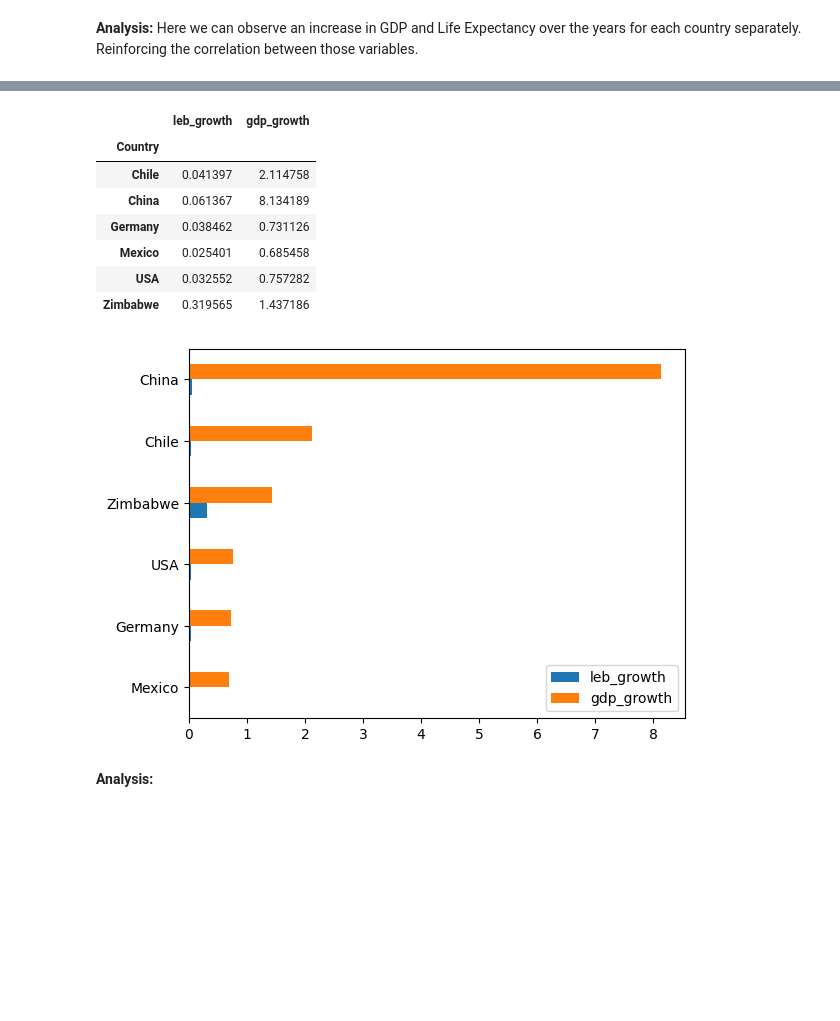
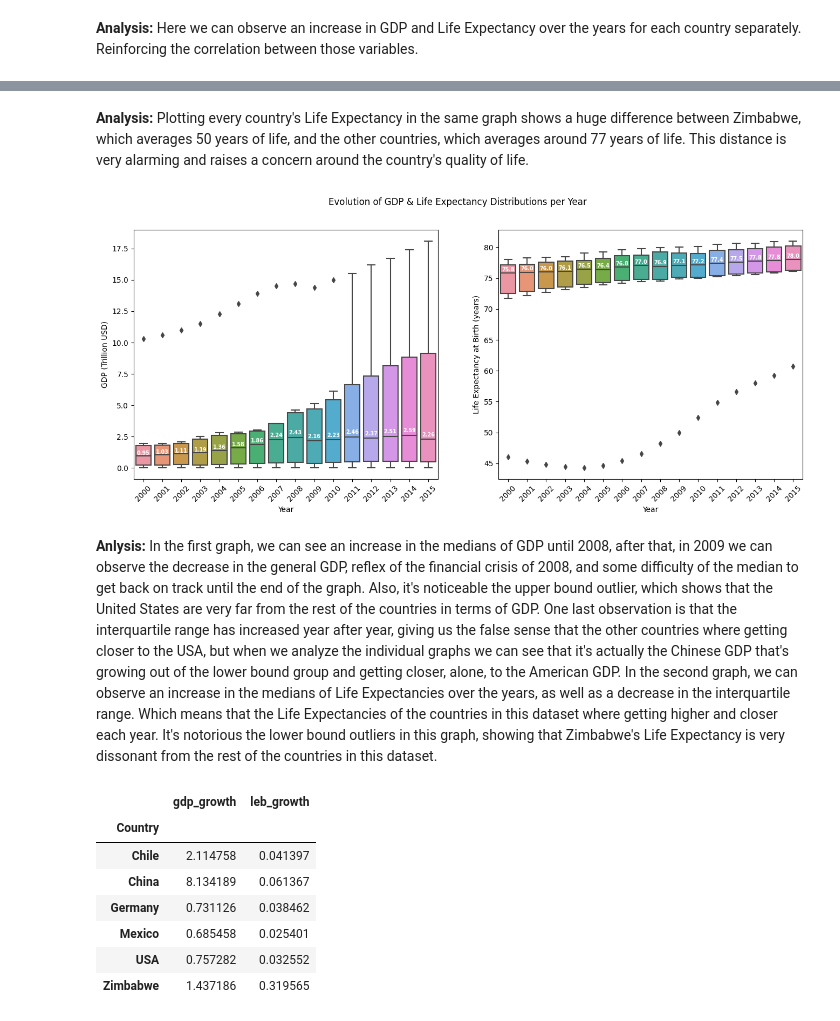
Before and after one commit to bcbmotta/Life-Expectancy-and-GDP, a Jupyter notebook: life_expectancy_gdp.ipynb, the cells around one changed output, grey strips where cells are left out. Drawn from its saved outputs; the diff is of its cells as text; code cells hidden in the pictures; blank space fills up the shorter version.

Commit message:
final version after revision

```diff
--- a/life_expectancy_gdp.ipynb
+++ b/life_expectancy_gdp.ipynb
@@ -179,18 +243,49 @@ for i, (ax, country) in enumerate(zip(axs, countries)):
+# %% [markdown]
+**Analysis:** Plotting every country's Life Expectancy in the same graph shows a huge difference between Zimbabwe, which averages 50 years of life, and the other countries, which averages around 77 years of life. This distance is very alarming and raises a concern around the country's quality of life.
+# %%
+# Define figure grid and its title
+fig, axs = plt.subplots(1, 2, figsize=(16, 6))
+fig.suptitle('Evolution of GDP & Life Expectancy Distributions per Year')
+
+# Box plot: GDP per Year
+axs[0] = plt.subplot(121)
+g1 = sns.boxplot(data=df, x='Year', y='GDP')
+g1.set_ylabel('GDP (Trillion USD)')
+plt.xticks(rotation=45)
+# Change Y-axis labels to the Trillion scale
+yticks = g1.get_yticks()
+ylabels = [tick / 1e12 for tick in yticks]
+plt.yticks(ticks=yticks[1:-1], labels=ylabels[1:-1])
+# Show median values in the graph
+g1_medians = df.groupby(df['Year'])['GDP'].median()
+g1_medians = [median / 1e12 for median in g1_medians]
+for xtick in g1.get_xticks():
+    g1.text(xtick, g1_medians[xtick] * 1.1e12, f'{g1_medians[xtick] :.2f}', horizontalalignment='center',size='x-small',color='w',weight='semibold')
+
+# Box plot: Life Expectancy at Birth per Year
+axs[1] = plt.subplot(122)
+g2 = sns.boxplot(data=df, x='Year', y='LEB')
+g2.set_ylabel('Life Expectancy at Birth (years)')
+plt.xticks(rotation=45)
+# Show median values in the graph
+g2_medians = df.groupby(df['Year'])['LEB'].median()
+for xtick in g2.get_xticks():
+    g2.text(xtick, g2_medians.iloc[xtick] + 0.3, f'{g2_medians.iloc[xtick] :.1f}', horizontalalignment='center',size='x-small',color='w',weight='semibold');
+# %% [output]
+[figure, added]
+# %% [markdown]
+**Anlysis:** In the first graph, we can see an increase in the medians of GDP until 2008, after that, in 2009 we can observe the decrease in the general GDP, reflex of the financial crisis of 2008, and some difficulty of the median to get back on track until the end of the graph. Also, it's noticeable the upper bound outlier, which shows that the United States are very far from the rest of the countries in terms of GDP. One last observation is that the interquartile range has increased year after year, giving us the false sense that the other countries where getting closer to the USA, but when we analyze the individual graphs we can see that it's actually the Chinese GDP that's growing out of the lower bound group and getting closer, alone, to the American GDP. In the second graph, we can observe an increase in the medians of Life Expectancies over the years, as well as a decrease in the interquartile range. Which means that the Life Expectancies of the countries in this dataset where getting higher and closer each year. It's notorious the lower bound outliers in this graph, showing that Zimbabwe's Life Expectancy is very dissonant from the rest of the countries in this dataset.
 # %%
 df_growth = df.sort_values(by='Year').groupby('Country')\
-            .agg(leb_growth=('LEB', lambda x: (x.iloc[-1] - x.iloc[0]) / x.iloc[0]),
-                 gdp_growth=('GDP', lambda x: (x.iloc[-1] - x.iloc[0]) / x.iloc[0]))
+            .agg(gdp_growth=('GDP', lambda x: (x.iloc[-1] - x.iloc[0]) / x.iloc[0]),
+                 leb_growth=('LEB', lambda x: (x.iloc[-1] - x.iloc[0]) / x.iloc[0]))
 display(df_growth)
-ax = df_growth.sort_values(by='gdp_growth').plot(kind='barh', ylabel='')
 # %% [output]
-|  | leb_growth | gdp_growth |
+|  | gdp_growth | leb_growth |
 | Country |  |  |
-| Chile | 0.041397 | 2.114758 |
-| China | 0.061367 | 8.134189 |
-| Germany | 0.038462 | 0.731126 |
-| Mexico | 0.025401 | 0.685458 |
-| USA | 0.032552 | 0.757282 |
-| Zimbabwe | 0.319565 | 1.437186 |
+| Chile | 2.114758 | 0.041397 |
+| China | 8.134189 | 0.061367 |
+| Germany | 0.731126 | 0.038462 |
+| Mexico | 0.685458 | 0.025401 |
+| USA | 0.757282 | 0.032552 |
+| Zimbabwe | 1.437186 | 0.319565 |
-[figure, removed]
-# %% [markdown]
-**Analysis:**
```
Also changed, not shown: parts of 13 cells of this notebook.
